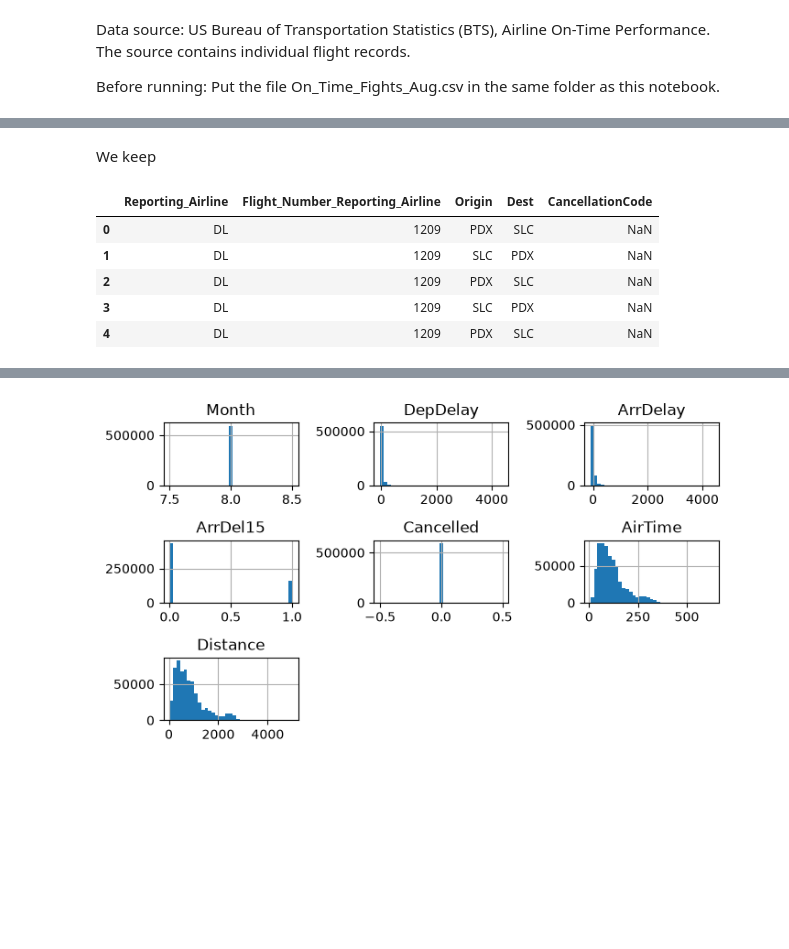
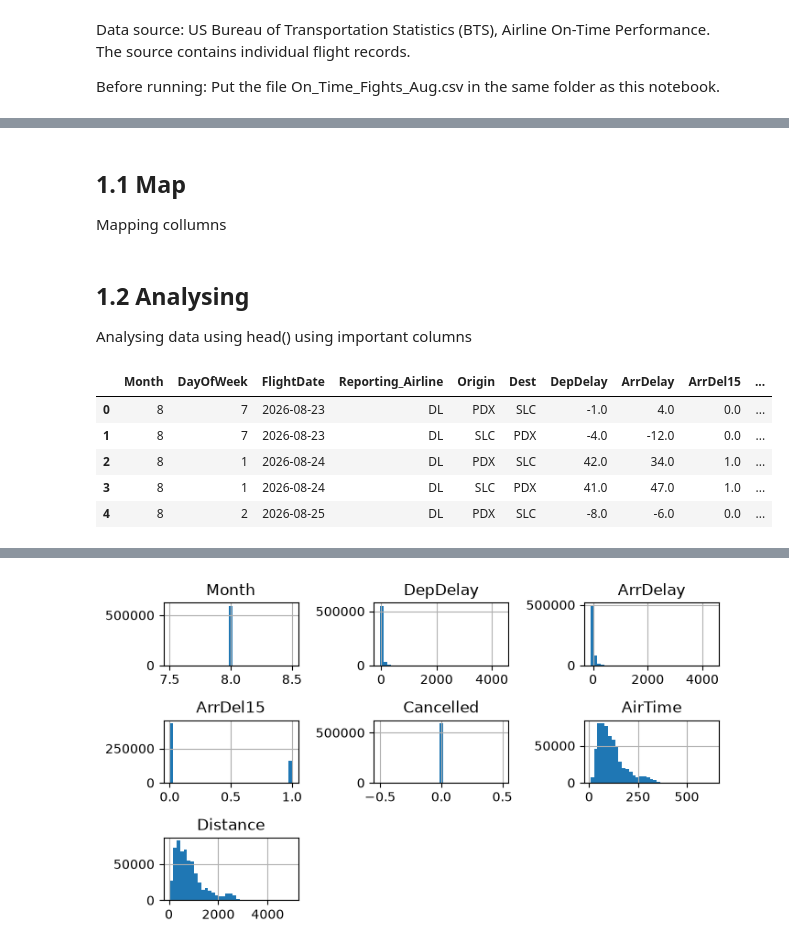
Before and after one commit to luizfaitanin-cct/Stats-for-Data-Analytics-CA1, a Jupyter notebook: Stats- HDip DBA Sept-26 CA-1 40%.ipynb, the cells around one changed output, grey strips where cells are left out. Cells and saved outputs as stored; diff of their text form; code cells hidden in the pictures; blank space fills up the shorter version.

```diff
--- a/Stats- HDip DBA Sept-26 CA-1 40%.ipynb
+++ b/Stats- HDip DBA Sept-26 CA-1 40%.ipynb
@@ -13,8 +18,10 @@ from scipy.stats import randint, norm, binom, poisson
 
 warnings.filterwarnings('ignore')
 file = "On_Time_Fights_Aug.csv"
-# %% [markdown]
-We keep
+# %% [markdown]
+## 1.1 Map
+
+Mapping collumns
 # %%
 columns = [
  'Year','Month','FlightDate','DayOfWeek','Reporting_Airline',
@@ -23,13 +30,19 @@ columns = [
  'Cancelled','Diverted','CancellationCode','CarrierDelay','WeatherDelay',
  'NASDelay','SecurityDelay','LateAircraftDelay',
 ]
+# %% [markdown]
+## 1.2 Analysing
+Analysing data using head() using important columns
 # %%
-df_cat = pd.read_csv(file, usecols=['Reporting_Airline', 'Origin', 'Dest', 'CancellationCode', 'Flight_Number_Reporting_Airline'])
-df_cat.head()
+df = pd.read_csv(file, usecols=[
+    "FlightDate", "Month", "Reporting_Airline", "Origin", "Dest",
+    "DepDelay", "ArrDelay", "ArrDel15", "Distance", "AirTime", "Cancelled", "DayOfWeek"
+])
+df.head()
 # %% [output]
-|  | Reporting_Airline | Flight_Number_Reporting_Airline | Origin | Dest | CancellationCode |
-| 0 | DL | 1209 | PDX | SLC | NaN |
-| 1 | DL | 1209 | SLC | PDX | NaN |
-| 2 | DL | 1209 | PDX | SLC | NaN |
-| 3 | DL | 1209 | SLC | PDX | NaN |
-| 4 | DL | 1209 | PDX | SLC | NaN |
+|  | Month | DayOfWeek | FlightDate | Reporting_Airline | Origin | Dest | DepDelay | ArrDelay | ArrDel15 | ... |
+| 0 | 8 | 7 | 2026-08-23 | DL | PDX | SLC | -1.0 | 4.0 | 0.0 | ... |
+| 1 | 8 | 7 | 2026-08-23 | DL | SLC | PDX | -4.0 | -12.0 | 0.0 | ... |
+| 2 | 8 | 1 | 2026-08-24 | DL | PDX | SLC | 42.0 | 34.0 | 1.0 | ... |
+| 3 | 8 | 1 | 2026-08-24 | DL | SLC | PDX | 41.0 | 47.0 | 1.0 | ... |
+| 4 | 8 | 2 | 2026-08-25 | DL | PDX | SLC | -8.0 | -6.0 | 0.0 | ... |
```
Also changed, not shown: parts of 23 cells of this notebook.
